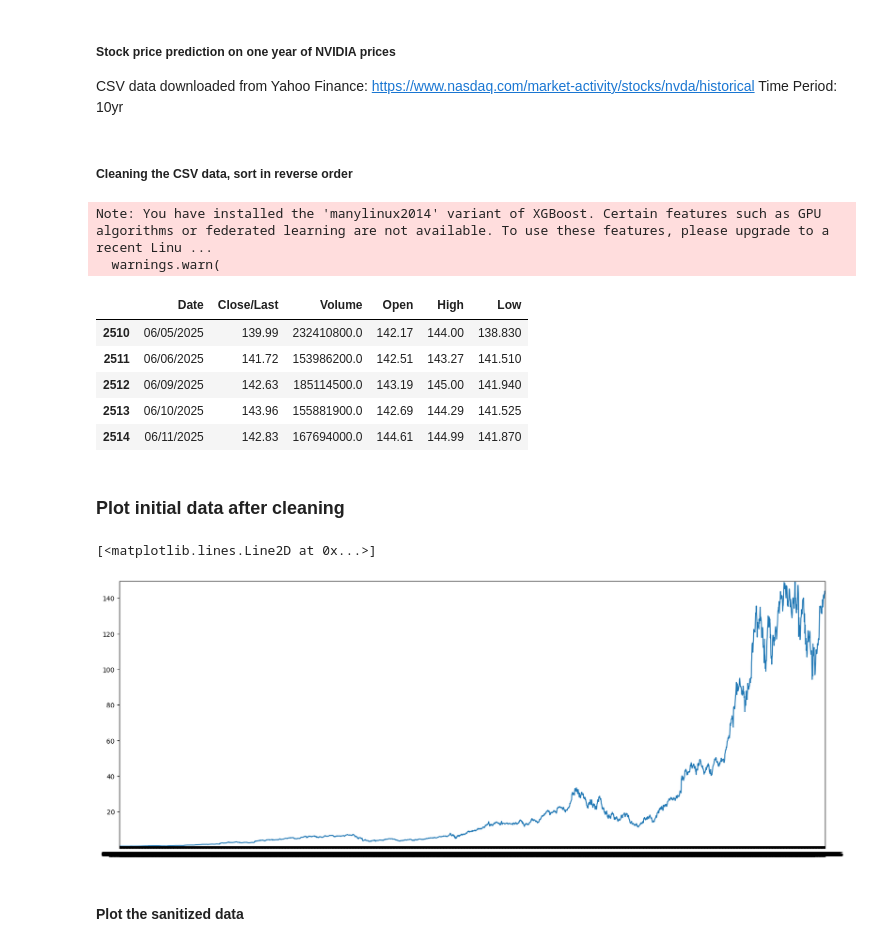
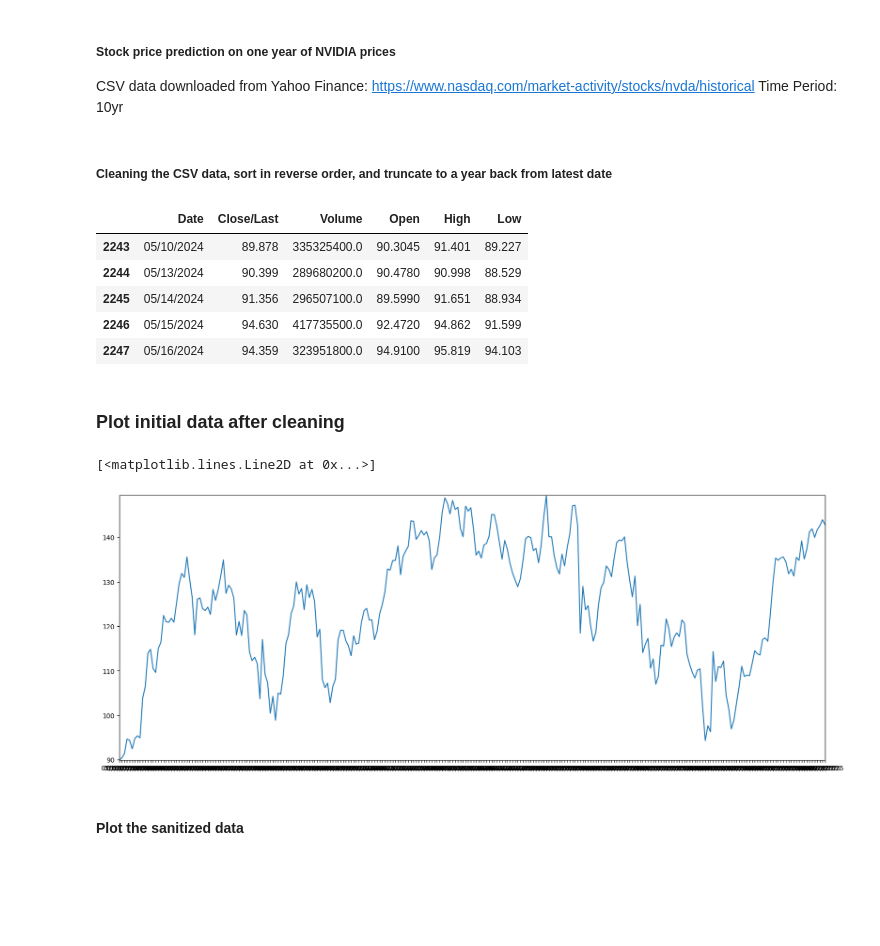
Before and after one commit to aboodmm/stock-price-forecast, a Jupyter notebook: src/notebooks/forecast.ipynb, the cells around one changed output. Cells and saved outputs as stored; diff of their text form; code cells hidden in the pictures; blank space fills up the shorter version.

```diff
--- a/src/notebooks/forecast.ipynb
+++ b/src/notebooks/forecast.ipynb
@@ -4,33 +4,33 @@
 CSV data downloaded from Yahoo Finance: https://www.nasdaq.com/market-activity/stocks/nvda/historical
 Time Period: 10yr
 # %% [markdown]
-##### Cleaning the CSV data, sort in reverse order
+##### Cleaning the CSV data, sort in reverse order, and truncate to a year back from latest date
 # %%
 import pandas as pd
 import aboodutils
 import matplotlib.pyplot as plt
 from sklearn.model_selection import train_test_split
 from xgboost import XGBRegressor
 
 
 df = pd.read_csv("../../HistoricalData_1749770593630.csv")
 
 df[df.columns[1:]] = df[df.columns[1:]].replace('[\$,]', '', regex=True).astype(float)
 
 df = df.iloc[::-1]
 
 df.reset_index(drop=True, inplace=True)
 
-df.tail()
+df = aboodutils.truncate_date(df, "05/10/2024", "Date", True)
+
+df.head()
 # %% [output]
-Note: You have installed the 'manylinux2014' variant of XGBoost. Certain features such as GPU algorithms or federated learning are not available. To use these features, please upgrade to a recent Linu ...
-  warnings.warn(
 |  | Date | Close/Last | Volume | Open | High | Low |
-| 2510 | 06/05/2025 | 139.99 | 232410800.0 | 142.17 | 144.00 | 138.830 |
-| 2511 | 06/06/2025 | 141.72 | 153986200.0 | 142.51 | 143.27 | 141.510 |
-| 2512 | 06/09/2025 | 142.63 | 185114500.0 | 143.19 | 145.00 | 141.940 |
-| 2513 | 06/10/2025 | 143.96 | 155881900.0 | 142.69 | 144.29 | 141.525 |
-| 2514 | 06/11/2025 | 142.83 | 167694000.0 | 144.61 | 144.99 | 141.870 |
+| 2243 | 05/10/2024 | 89.878 | 335325400.0 | 90.3045 | 91.401 | 89.227 |
+| 2244 | 05/13/2024 | 90.399 | 289680200.0 | 90.4780 | 90.998 | 88.529 |
+| 2245 | 05/14/2024 | 91.356 | 296507100.0 | 89.5990 | 91.651 | 88.934 |
+| 2246 | 05/15/2024 | 94.630 | 417735500.0 | 92.4720 | 94.862 | 91.599 |
+| 2247 | 05/16/2024 | 94.359 | 323951800.0 | 94.9100 | 95.819 | 94.103 |
 # %% [markdown]
 ### Plot initial data after cleaning
 # %%
@@ -43,7 +43,7 @@ ax.autoscale(enable=True, axis='both', tight=True)
 ax.plot(plotdf["Date"], plotdf["Close/Last"])
 # %% [output]
 [<matplotlib.lines.Line2D at 0x...>]
-[figure, old version]
+[figure, new version]
 # %% [markdown]
 #### Plot the sanitized data
 # %%
```
Also changed, not shown: parts of 4 cells of this notebook, 1 other file.
